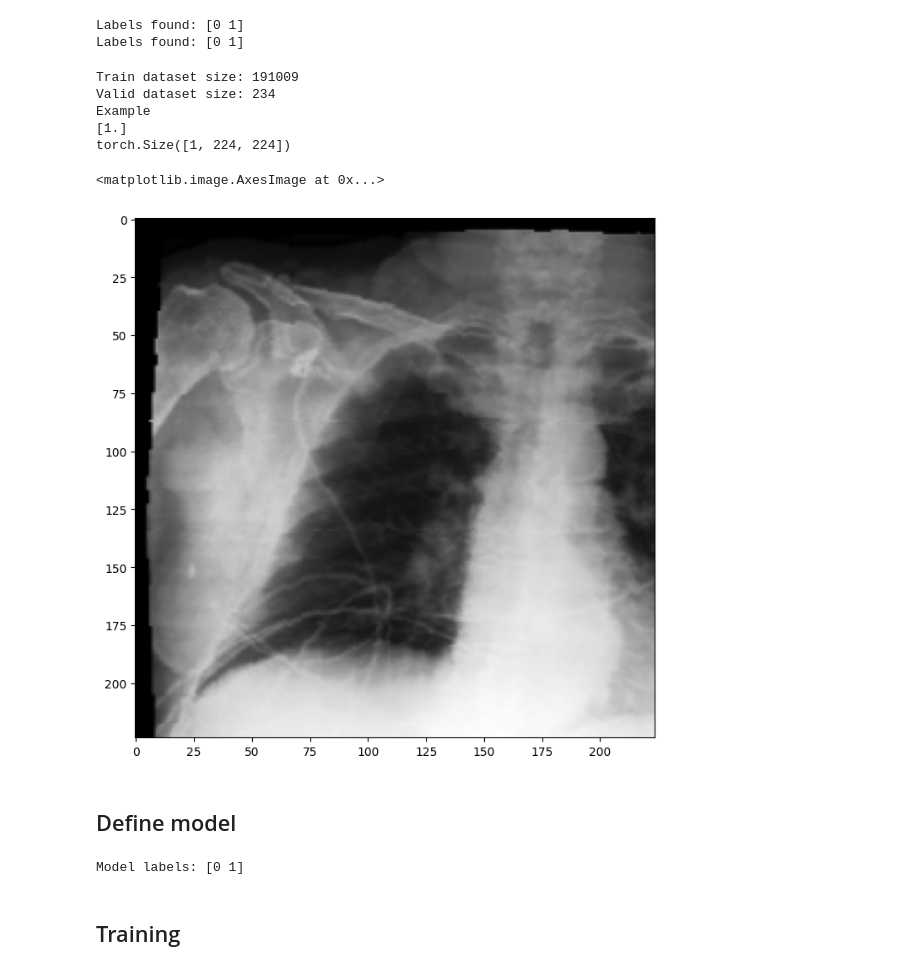
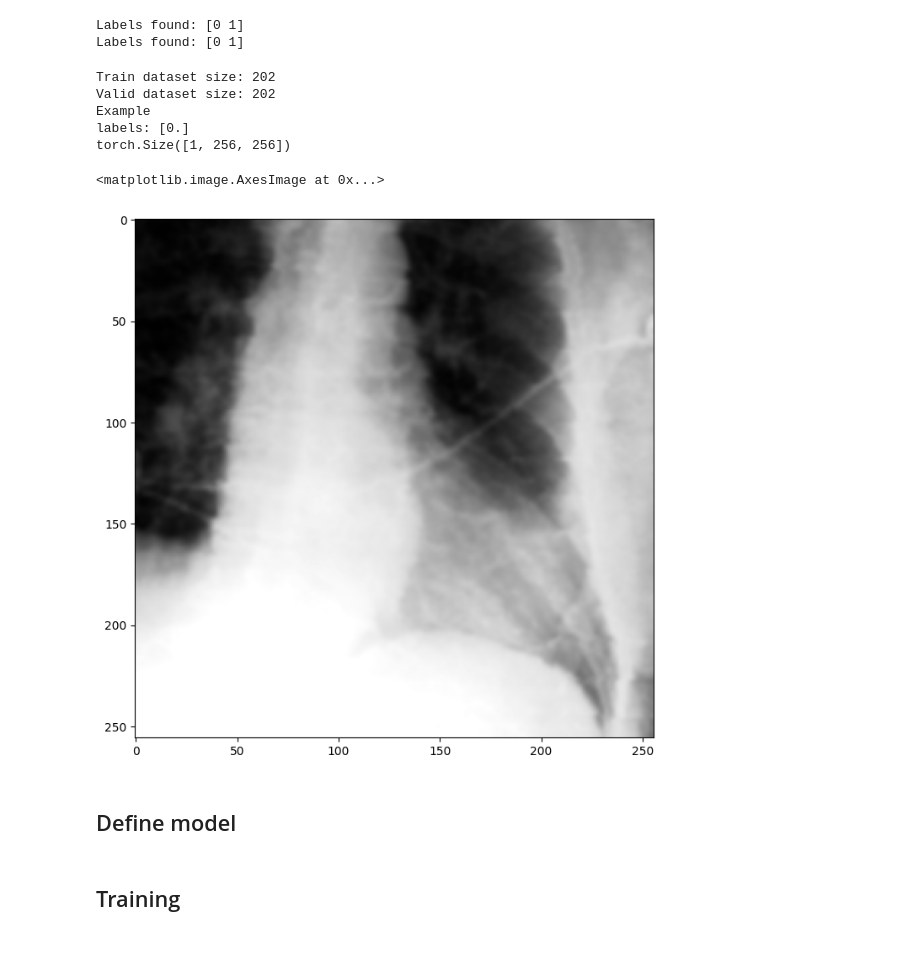
Before and after one commit to RuggeroAnello/CascadeLearning_Medicine, a Jupyter notebook: train.ipynb, the cells around one changed output. Saved outputs shown, nothing was run; the diff lists cells and outputs as text; code cells hidden in the pictures.

Commit message:
implemeted two stage model testing training one stage model bugs

```diff
--- a/train.ipynb
+++ b/train.ipynb
@@ -30,6 +27,7 @@ The autoreload extension is already loaded. To reload it, use:
 # %%
 # Define parameter dictionary
 params_transform = {
+    'resize': (256, 256),
     'degree_range': (-15, 15),
     'translate': (0.1, 0.2),
     'scale': (0.2, 1.0),
@@ -41,17 +39,17 @@ params_transform = {
 }
 
 transform = transforms.Compose([
-    transforms.Resize((256, 256)),
+    transforms.Resize(params_transform['resize']),
     transforms.ToTensor(),
     transforms.RandomRotation(params_transform['degree_range']),
     transforms.RandomAffine(degrees=params_transform['degree_range'], translate=params_transform['translate']),
-    transforms.RandomResizedCrop(size=(224, 224), scale=params_transform['scale'], ratio=params_transform['ratio']),
+    transforms.RandomResizedCrop(size=params_transform['resize'], scale=params_transform['scale'], ratio=params_transform['ratio']),
     transforms.GaussianBlur(kernel_size=params_transform['gaussian_blur_kernel']),
     transforms.ColorJitter(brightness=params_transform['brightness'], contrast=params_transform['contrast'], saturation=params_transform['saturation']),
 ])
 
 val_transform = transforms.Compose([
-    transforms.Resize((256, 256)),
+    transforms.Resize(params_transform['resize']),
     transforms.ToTensor(),
 ])
 
@@ -73,12 +71,12 @@ targets = {
             # "pleural_effusion": 15,
             # "pleural_other": 16,
             # "fracture": 17,
-            "support_devices": 18,
-            # add other the other columns
+            # "support_devices": 18,
+            "ap/pa map": 22,
         }
 
 train_dataset = CheXpertDataset(
-    csv_file="./data/valid.csv", # for debugging
+    csv_file="./data/valid.csv",
     root_dir="../image_data/",
     targets=targets,
     transform=transform,
@@ -95,18 +93,18 @@ Labels found: [0 1]
 # %%
 print(f"Train dataset size: {len(train_dataset)}")
 print(f"Valid dataset size: {len(val_dataset)}")
 
 print("Example")
-img, label = train_dataset[0]
-print(f"{label}")
+img, labels = train_dataset[0]
+print(f"labels: {labels}")
 print(f"{img.shape}")
 img = img.squeeze().numpy()
 plt.imshow(img, cmap='gray')
 # %% [output]
-Train dataset size: 191009
-Valid dataset size: 234
+Train dataset size: 202
+Valid dataset size: 202
 Example
-[1.]
-torch.Size([1, 224, 224])
+labels: [0.]
+torch.Size([1, 256, 256])
 <matplotlib.image.AxesImage at 0x...>
-[figure, old version]
+[figure, new version]
@@ -116,24 +112,23 @@ assert len(train_dataset.labels) == len(train_dataset), "Mismatch between target
 ## Define model
 # %%
 params = {
+    "train_transfrom" : params_transform,
     "lr": 0.001,
     "save_epoch": 5,
-    "batch_size": 16,
+    "batch_size": 32,
     "num_epochs": 10,
     "num_labels": 1,
     "input_channels": 1,
     "optimizer": "adam",
     # BCE with Sigmoid activation function
     "loss_fn": "torch.nn.BCEWithLogitsLoss()",
-    "use_weighted_sampler": True,
-    "metrics": ["f1", "recall", "precision", "auc"]
+    # For multilabel: MultiLabelSoftMarginLoss
+    "metrics": ["accuracy", "f1_score", "precision", "recall", "confusion_matrix"],
+    "confidence_threshold": 0.5,
+
 }
 
-model = ResNet50OneStage(params=params, num_labels=params['num_labels'], input_channels=params['input_channels'])
-model.set_labels(train_dataset.labels)
-# TODO: Put set_labels as a parameter of the Model
+model = ResNet18OneStage(params=params, num_labels=params['num_labels'], input_channels=params['input_channels'])
-# %% [output]
-Model labels: [0 1]
 # %% [markdown]
 ## Training
 # %%
```
Also changed, not shown: parts of 6 cells of this notebook, 5 other files.
